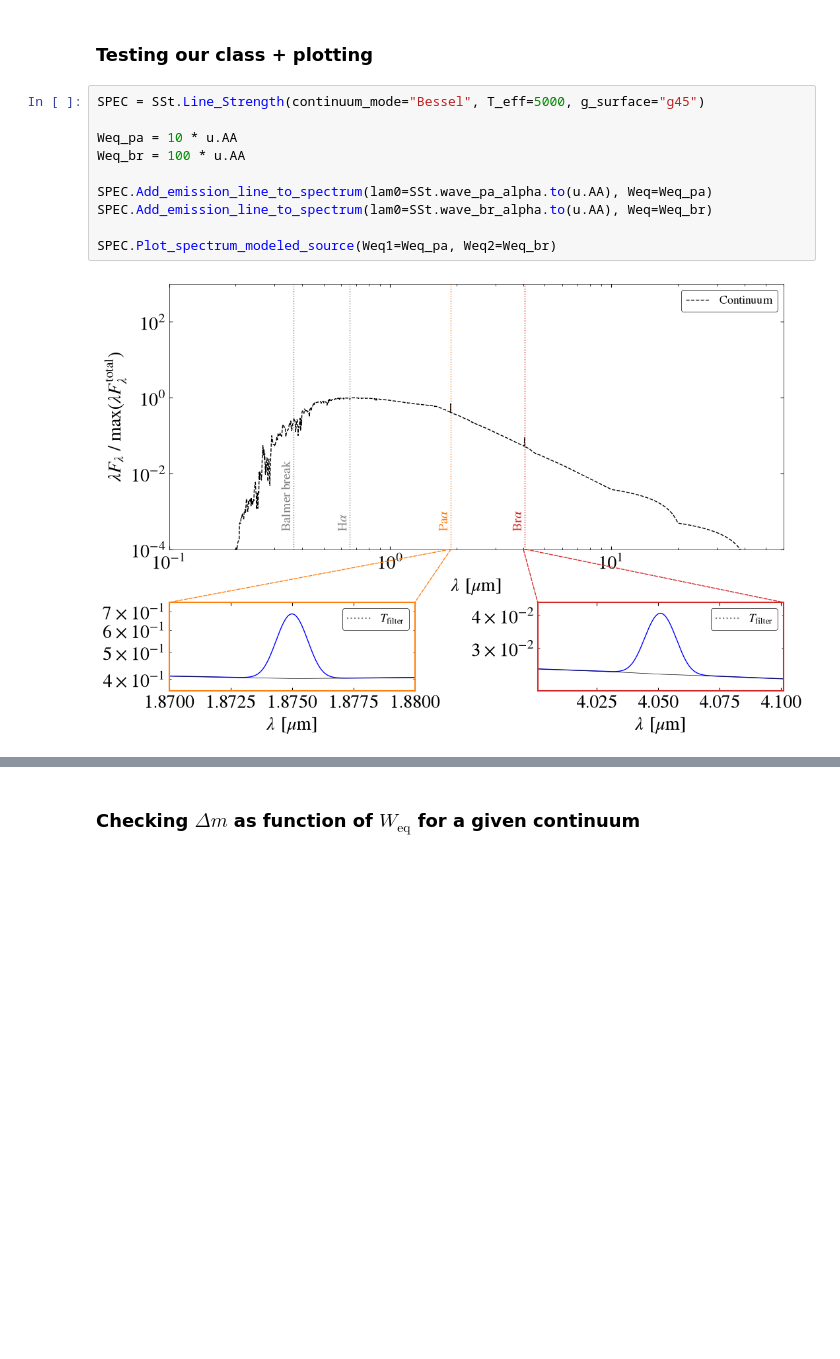
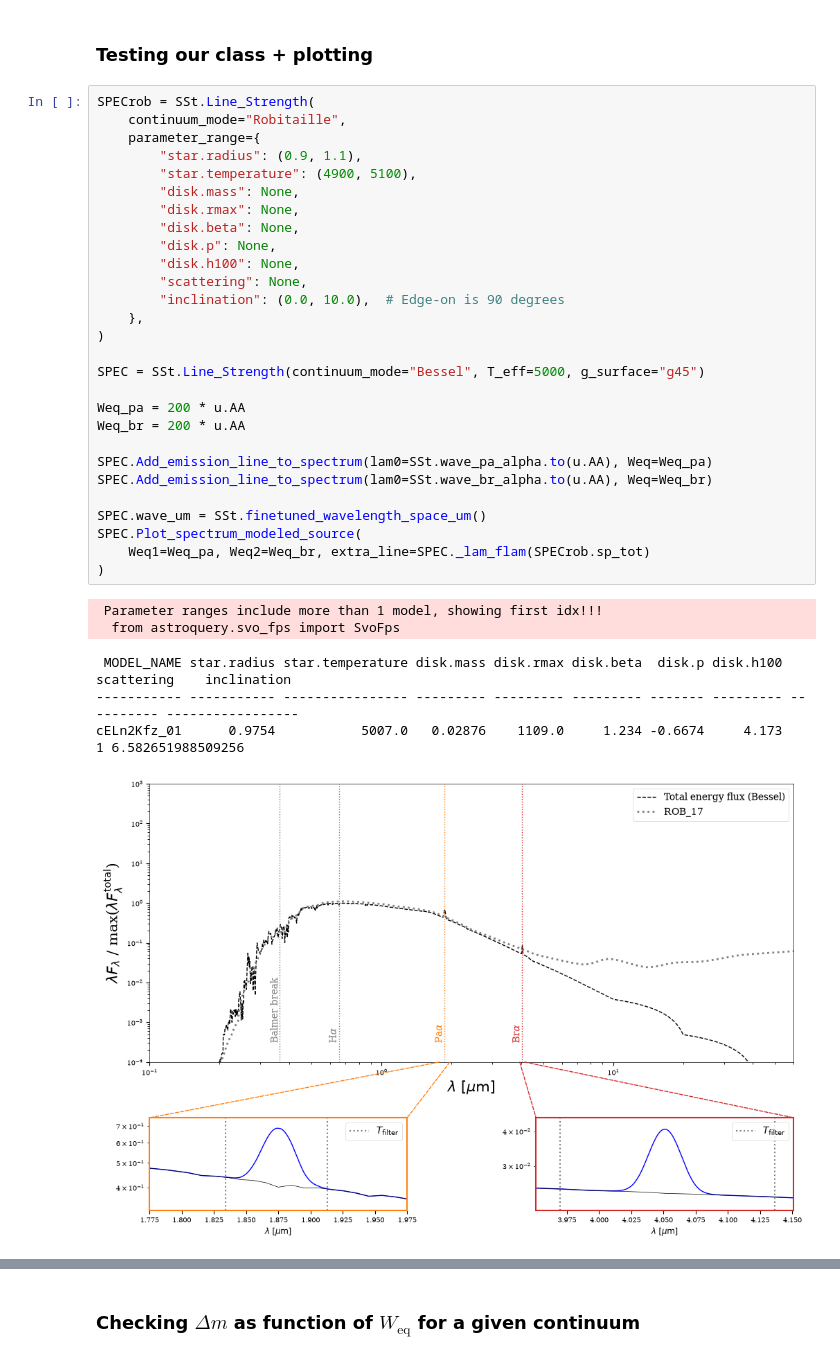
Before and after one commit to LukaSlagter/STRW-MSC, a Jupyter notebook: Continuum_emission_models/Synphot/Estimating_line_strengths.ipynb, the cells around one changed output, grey strips where cells are left out. Saved outputs shown, nothing was run; the diff lists cells and outputs as text; blank space fills up the shorter version.

```diff
--- a/Continuum_emission_models/Synphot/Estimating_line_strengths.ipynb
+++ b/Continuum_emission_models/Synphot/Estimating_line_strengths.ipynb
@@ -41,14 +42,37 @@ $[18342,~19132] \; \mathrm{\mathring{A}}$
 # %% [markdown]
 ### Testing our class + plotting
 # %%
+SPECrob = SSt.Line_Strength(
+    continuum_mode="Robitaille",
+    parameter_range={
+        "star.radius": (0.9, 1.1),
+        "star.temperature": (4900, 5100),
+        "disk.mass": None,
+        "disk.rmax": None,
+        "disk.beta": None,
+        "disk.p": None,
+        "disk.h100": None,
+        "scattering": None,
+        "inclination": (0.0, 10.0),  # Edge-on is 90 degrees
+    },
+)
+
 SPEC = SSt.Line_Strength(continuum_mode="Bessel", T_eff=5000, g_surface="g45")
 
-Weq_pa = 10 * u.AA
-Weq_br = 100 * u.AA
+Weq_pa = 200 * u.AA
+Weq_br = 200 * u.AA
 
 SPEC.Add_emission_line_to_spectrum(lam0=SSt.wave_pa_alpha.to(u.AA), Weq=Weq_pa)
 SPEC.Add_emission_line_to_spectrum(lam0=SSt.wave_br_alpha.to(u.AA), Weq=Weq_br)
 
-SPEC.Plot_spectrum_modeled_source(Weq1=Weq_pa, Weq2=Weq_br)
+SPEC.wave_um = SSt.finetuned_wavelength_space_um()
+SPEC.Plot_spectrum_modeled_source(
+    Weq1=Weq_pa, Weq2=Weq_br, extra_line=SPEC._lam_flam(SPECrob.sp_tot)
+)
 # %% [output]
+ Parameter ranges include more than 1 model, showing first idx!!!
+  from astroquery.svo_fps import SvoFps
+ MODEL_NAME star.radius star.temperature disk.mass disk.rmax disk.beta  disk.p disk.h100 scattering    inclination
+----------- ----------- ---------------- --------- --------- --------- ------- --------- ---------- -----------------
+cELn2Kfz_01      0.9754           5007.0   0.02876    1109.0     1.234 -0.6674     4.173          1 6.582651988509256
-[figure, old version]
+[figure, new version]
```
Also changed, not shown: parts of 11 cells of this notebook, 28 other files.
